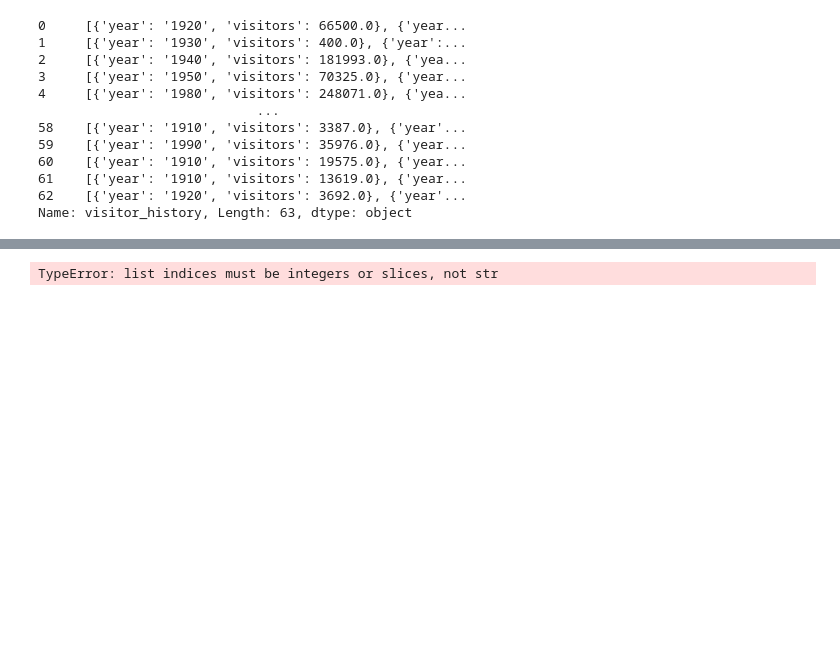
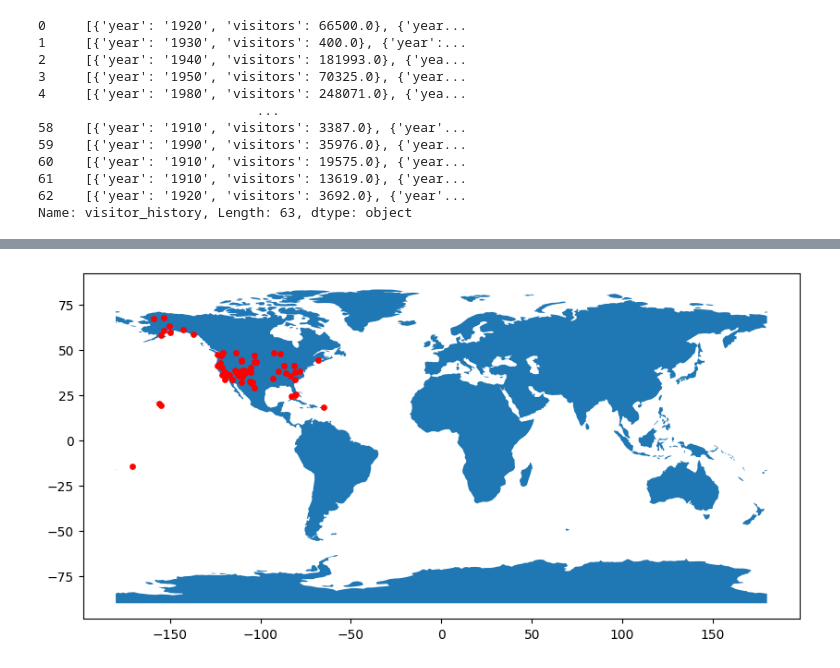
Before and after one commit to mhshaw2005/info25final, a Jupyter notebook: dataCleaningDraft.ipynb, the cells around one changed output, grey strips where cells are left out. Saved outputs shown, nothing was run; the diff lists cells and outputs as text; code cells hidden in the pictures; blank space fills up the shorter version.

```diff
--- a/dataCleaningDraft.ipynb
+++ b/dataCleaningDraft.ipynb
@@ -102,4 +183,18 @@ KeyError: 'year'
+# %%
+long = []
+lat = []
+coords = []
+# %%
+for i in mapDf:
+    long.append(i['longitude'])
+    lat.append(i['latitude'])
+# %%
+geometry = [Point(xy) for xy in zip(long, lat)]
+# %%
+gdf = GeoDataFrame(mapDf, geometry=geometry)
 # %%
+world = gpd.read_file(geodatasets.data.naturalearth.land['url'])
+gdf.plot(ax=world.plot(figsize=(10, 6)), marker='o', color='red', markersize=15);
 # %% [output]
-TypeError: list indices must be integers or slices, not str
+[figure, added]
 # %%
```
Also changed, not shown: parts of 12 cells of this notebook.
